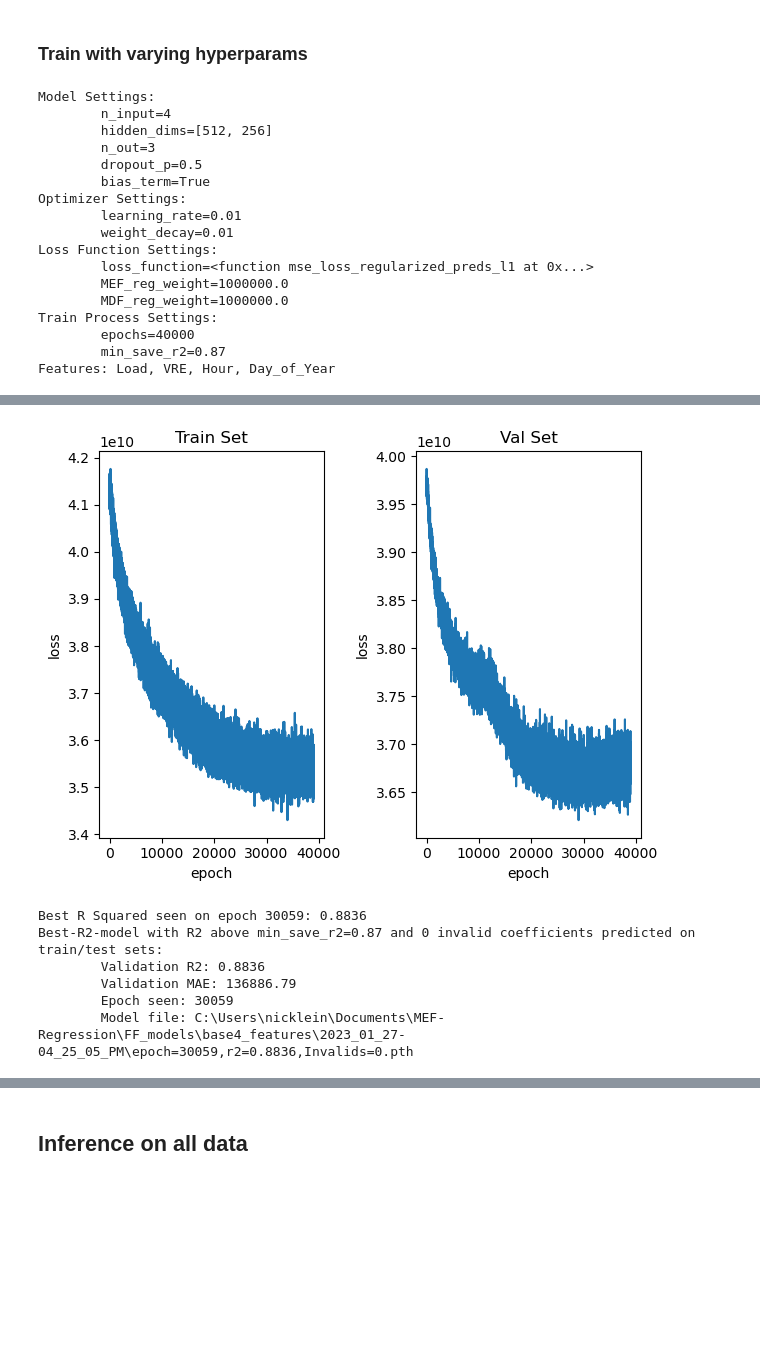
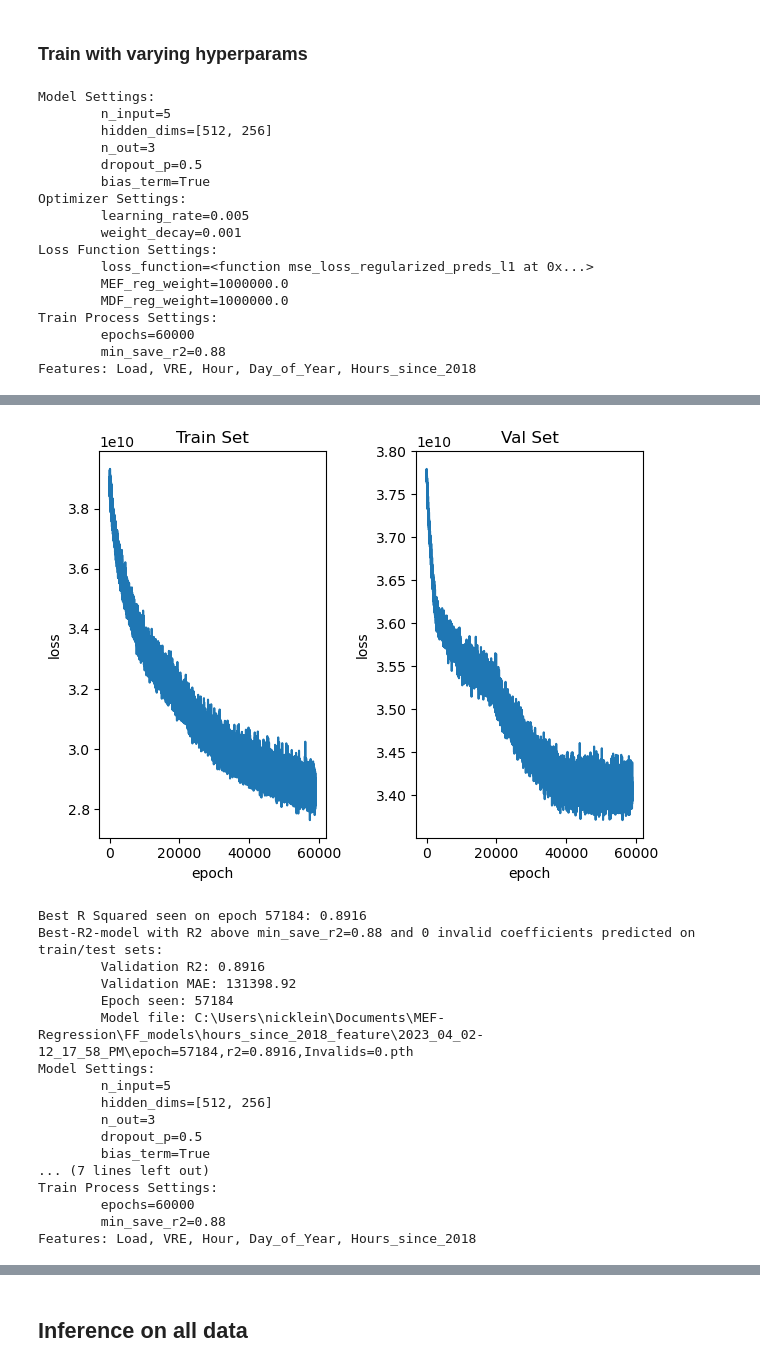
Before and after one commit to S3researchUSC/MEF-Regression, a Jupyter notebook: MLP_MEFs.ipynb, the cells around one changed output, grey strips where cells are left out. Cells and saved outputs as stored; diff of their text form; code cells hidden in the pictures; blank space fills up the shorter version.

Commit message:
hours_since_2018 feature
add new feature to MLP notebook, do some tuning, uploading best model

```diff
--- a/MLP_MEFs.ipynb
+++ b/MLP_MEFs.ipynb
@@ -51,6 +63,10 @@ CAISO_Data.index = pd.to_datetime(CAISO_Data.index)
 ## Temporal features
 CAISO_Data.loc[:,"Day_of_Year"] = [instant.timetuple().tm_yday for instant in CAISO_Data.index]
 CAISO_Data.loc[:,"Hour"] = CAISO_Data.index.hour
+# number of hours since earliest data point
+def hours_since_2018(instant):
+    return (instant - CAISO_Data.index[0]).total_seconds() // 3600
+CAISO_Data.loc[:,"Hours_since_2018"] = [hours_since_2018(instant) for instant in CAISO_Data.index]
 # CAISO_Data.loc[:,"Is_Weekend"] = [instant.weekday() > 4 for instant in CAISO_Data.index]
 # for day_of_week in range(7):
 #     CAISO_Data.loc[:,f"Day_of_Week={day_of_week}"] = [instant.weekday() ==day_of_week for instant in CAISO_Data.index]
@@ -99,7 +115,7 @@ CAISO_test = CAISO_Data.loc[test_mask]
 # feature_cols = ['Load', 'VRE', 'Hour', 'Day_of_Year', 'Pas_Temp', 'SJ_Temp', 'NH_Temp', 'SB_Temp', 'Sac_Temp', 'Fres_Temp', 'LB_Temp']
 # feature_cols.extend([f"Day_of_Week={day_of_week}" for day_of_week in range(7)])
 
-feature_cols = ['Load', 'VRE', 'Hour', 'Day_of_Year']
+feature_cols = ['Load', 'VRE', 'Hour', 'Day_of_Year', "Hours_since_2018"]
 # feature_cols.extend([f"Load_t-{i}" for i in prev_time_steps] + [f"VRE_t-{i}" for i in prev_time_steps])
 # feature_cols.extend(["Load_d1", "Load_d2", "VRE_d1", "VRE_d2"])
 # feature_cols.extend(["delta_Load", "delta_VRE"])
@@ -124,6 +140,6 @@ val_x = torch.tensor(scaler.transform(val_x)).to(device)
 test_x = torch.tensor(scaler.transform(test_x)).to(device)
 
 # save scaler for later re-use
-with open(os.path.join(model_save_dir, "scaler.pkl"), 'wb') as f:
+with open(os.path.join(model_save_dir, "scaler.hours_since_2018.pkl"), 'wb') as f:
     pickle.dump(scaler, f)
 # %%
@@ -382,13 +403,13 @@ def train_model_with_params(train_x, val_x, CAISO_train, CAISO_val, n_out, hidde
 ### Train with varying hyperparams
 # %%
 hidden_dim_settings = [[512,256]]
-lrs = [.01]
-weight_decays = [.01]
+lrs = [.005, .01]
+weight_decays = [.001, .003]
 dropout_probs = [0.5]
 bias_term = True
 regularization_weights = [[1e6,1e6]]
 loss_function = mse_loss_regularized_preds_l1
-save_prefix = "base4_features"
+save_prefix = "hours_since_2018_feature"
 
 for hidden_dims in hidden_dim_settings:
     for lr in lrs:
@@ -396,23 +417,23 @@ for hidden_dims in hidden_dim_settings:
             for dropout_p in dropout_probs:
                 for reg_weights in regularization_weights:
                     train_model_with_params(train_x, val_x, CAISO_train, CAISO_val, n_out, hidden_dims, lr, weight_decay, dropout_p,
-                                            loss_function, *reg_weights, bias_term, save_prefix, epochs=40000, min_save_r2=.87)
+                                            loss_function, *reg_weights, bias_term, save_prefix, epochs=60000, min_save_r2=.88)
 # %% [output]
 Model Settings:
-        n_input=4
+        n_input=5
         hidden_dims=[512, 256]
         n_out=3
         dropout_p=0.5
         bias_term=True
 Optimizer Settings:
-        learning_rate=0.01
-        weight_decay=0.01
+        learning_rate=0.005
+        weight_decay=0.001
 Loss Function Settings:
         loss_function=<function mse_loss_regularized_preds_l1 at 0x...>
         MEF_reg_weight=1000000.0
         MDF_reg_weight=1000000.0
 Train Process Settings:
-        epochs=40000
-        min_save_r2=0.87
-Features: Load, VRE, Hour, Day_of_Year
+        epochs=60000
+        min_save_r2=0.88
+Features: Load, VRE, Hour, Day_of_Year, Hours_since_2018
 [Epoch 0]
@@ -435,7 +456,18 @@ Features: Load, VRE, Hour, Day_of_Year
-[figure, old version]
+[figure, new version]
-Best R Squared seen on epoch 30059: 0.8836
-Best-R2-model with R2 above min_save_r2=0.87 and 0 invalid coefficients predicted on train/test sets:
-        Validation R2: 0.8836
-        Validation MAE: 136886.79
-        Epoch seen: 30059
-        Model file: C:\Users\nicklein\Documents\MEF-Regression\FF_models\base4_features\2023_01_27-04_25_05_PM\epoch=30059,r2=0.8836,Invalids=0.pth
+Best R Squared seen on epoch 57184: 0.8916
+Best-R2-model with R2 above min_save_r2=0.88 and 0 invalid coefficients predicted on train/test sets:
+        Validation R2: 0.8916
+        Validation MAE: 131398.92
+        Epoch seen: 57184
+        Model file: C:\Users\nicklein\Documents\MEF-Regression\FF_models\hours_since_2018_feature\2023_04_02-12_17_58_PM\epoch=57184,r2=0.8916,Invalids=0.pth
+Model Settings:
+        n_input=5
+        hidden_dims=[512, 256]
+        n_out=3
+        dropout_p=0.5
+        bias_term=True
+... (7 lines left out)
+Train Process Settings:
+        epochs=60000
+        min_save_r2=0.88
+Features: Load, VRE, Hour, Day_of_Year, Hours_since_2018
```
Also changed, not shown: parts of 17 cells of this notebook, 8 other files.
